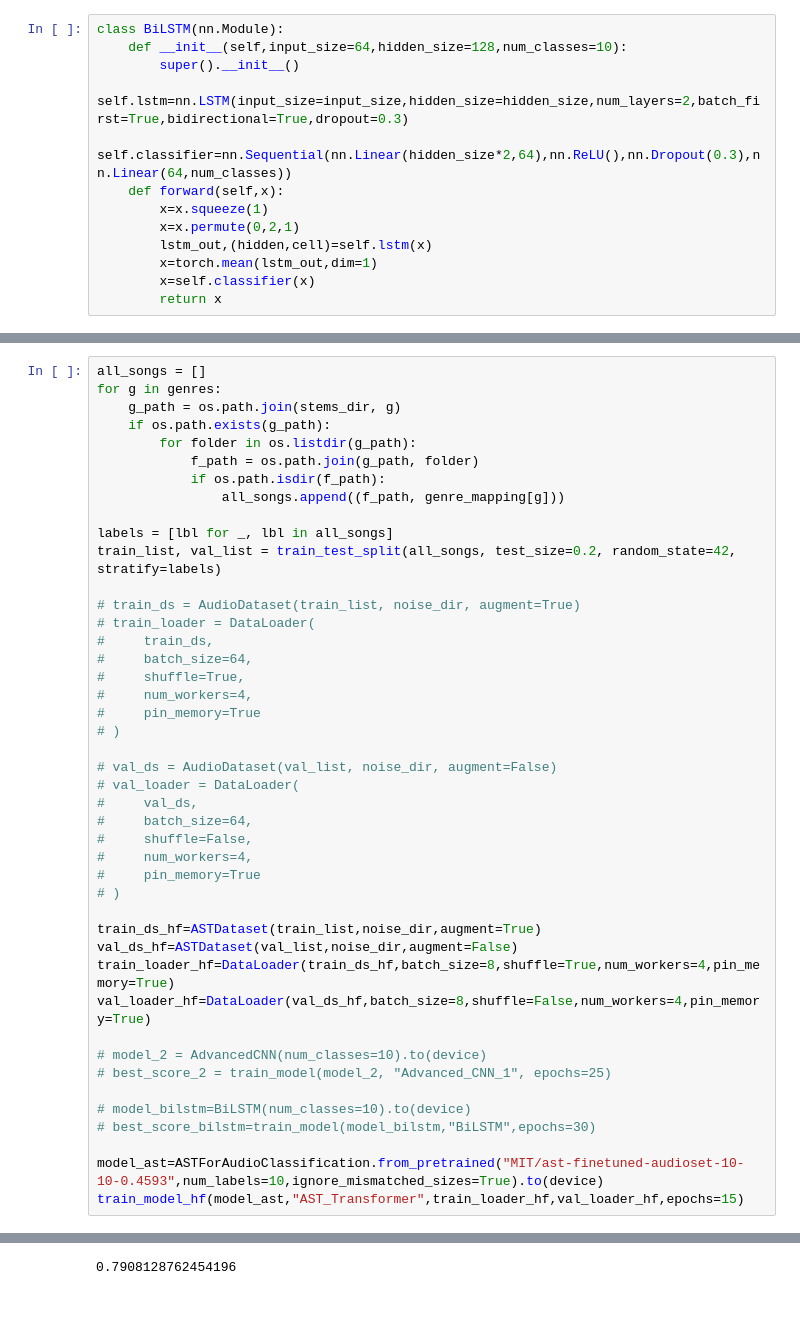
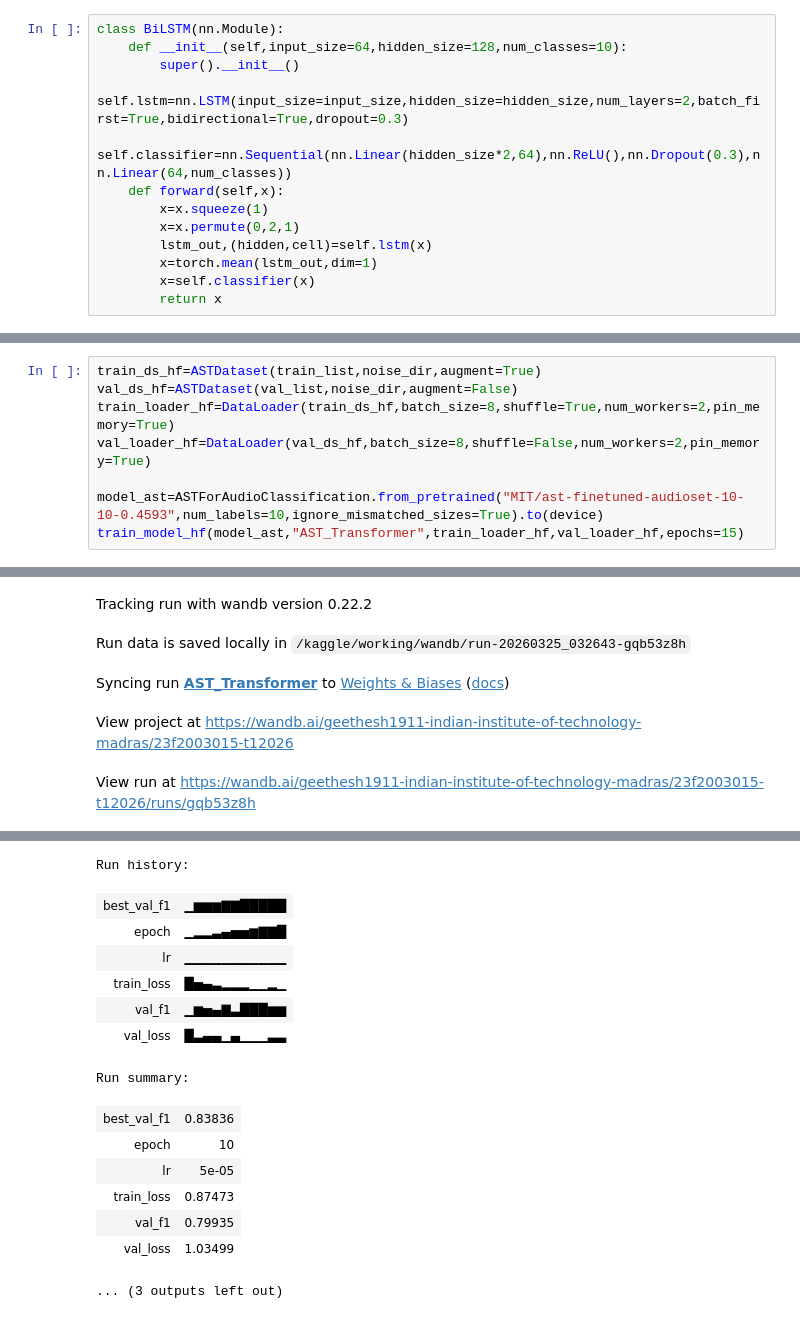
Before and after one commit to geethesh1911/dl-23f2003015-notebook-t12026, a Jupyter notebook: kaggle_notebook.ipynb, the cells around one changed output, grey strips where cells are left out. Drawn from its saved outputs; the diff is of its cells as text.

Commit message:
Kaggle Notebook | DL-23f2003015-notebook-t12026 | Version 12

```diff
--- a/kaggle_notebook.ipynb
+++ b/kaggle_notebook.ipynb
@@ -390,44 +555,8 @@ class BiLSTM(nn.Module):
 # %%
-all_songs = []
-for g in genres:
-    g_path = os.path.join(stems_dir, g)
-    if os.path.exists(g_path):
-        for folder in os.listdir(g_path):
-            f_path = os.path.join(g_path, folder)
-            if os.path.isdir(f_path):
-                all_songs.append((f_path, genre_mapping[g]))
-
-labels = [lbl for _, lbl in all_songs]
-train_list, val_list = train_test_split(all_songs, test_size=0.2, random_state=42, stratify=labels)
-
-# train_ds = AudioDataset(train_list, noise_dir, augment=True)
-# train_loader = DataLoader(
-#     train_ds,
-#     batch_size=64,
-#     shuffle=True,
-#     num_workers=4,
-#     pin_memory=True
-# )
-
-# val_ds = AudioDataset(val_list, noise_dir, augment=False)
-# val_loader = DataLoader(
-#     val_ds,
-#     batch_size=64,
-#     shuffle=False,
-#     num_workers=4,
-#     pin_memory=True
-# )
-
 train_ds_hf=ASTDataset(train_list,noise_dir,augment=True)
 val_ds_hf=ASTDataset(val_list,noise_dir,augment=False)
-train_loader_hf=DataLoader(train_ds_hf,batch_size=8,shuffle=True,num_workers=4,pin_memory=True)
-val_loader_hf=DataLoader(val_ds_hf,batch_size=8,shuffle=False,num_workers=4,pin_memory=True)
-
-# model_2 = AdvancedCNN(num_classes=10).to(device)
-# best_score_2 = train_model(model_2, "Advanced_CNN_1", epochs=25)
-
-# model_bilstm=BiLSTM(num_classes=10).to(device)
-# best_score_bilstm=train_model(model_bilstm,"BiLSTM",epochs=30)
+train_loader_hf=DataLoader(train_ds_hf,batch_size=8,shuffle=True,num_workers=2,pin_memory=True)
+val_loader_hf=DataLoader(val_ds_hf,batch_size=8,shuffle=False,num_workers=2,pin_memory=True)
 
 model_ast=ASTForAudioClassification.from_pretrained("MIT/ast-finetuned-audioset-10-10-0.4593",num_labels=10,ignore_mismatched_sizes=True).to(device)
 train_model_hf(model_ast,"AST_Transformer",train_loader_hf,val_loader_hf,epochs=15)
@@ -451,0 +569,5 @@ wandb: Find logs at: ./wandb/run-20260307_051015-uslx1u96/logs
+Tracking run with wandb version 0.22.2
+Run data is saved locally in /kaggle/working/wandb/run-20260325_032643-gqb53z8h
+Syncing run AST_Transformer to Weights & Biases (docs)
+View project at https://wandb.ai/geethesh1911-indian-institute-of-technology-madras/23f2003015-t12026
+View run at https://wandb.ai/geethesh1911-indian-institute-of-technology-madras/23f2003015-t12026/runs/gqb53z8h
@@ -452,2 +575,16 @@ wandb: Find logs at: ./wandb/run-20260307_051015-uslx1u96/logs
-0.7908128762454196
+Run history:
+| best_val_f1 | ▁▆▆▆▇▇█████ |
+| epoch | ▁▂▂▃▄▅▅▆▇▇█ |
+| lr | ▁▁▁▁▁▁▁▁▁▁▁ |
+| train_loss | █▅▄▃▂▂▂▁▁▂▁ |
+| val_f1 | ▁▆▅▄▇▃███▆▆ |
+| val_loss | █▃▄▄▁▄▁▁▁▃▃ |
+Run summary:
+| best_val_f1 | 0.83836 |
+| epoch | 10 |
+| lr | 5e-05 |
+| train_loss | 0.87473 |
+| val_f1 | 0.79935 |
+| val_loss | 1.03499 |
+... (3 outputs left out)
 # %%
```
Also changed, not shown: parts of 15 cells of this notebook.
